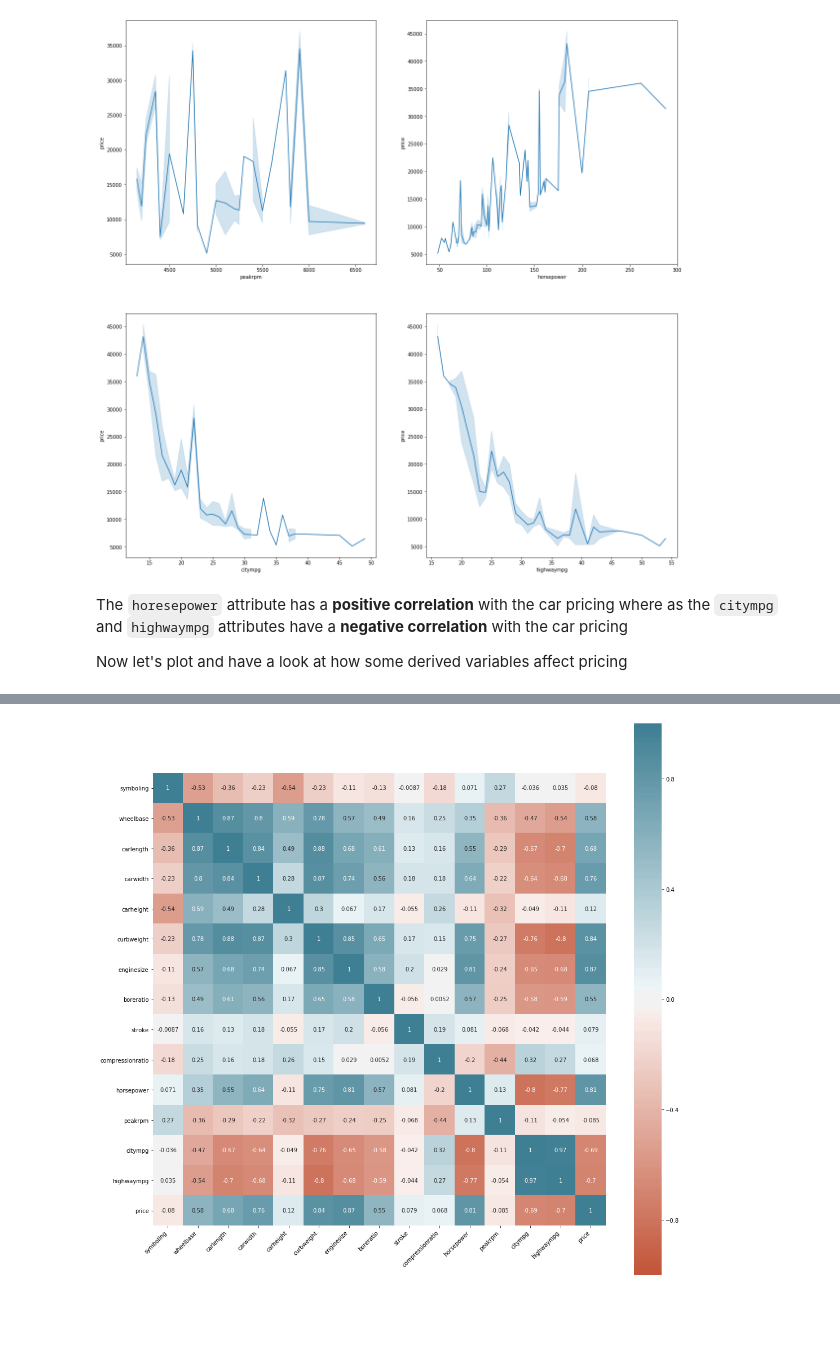
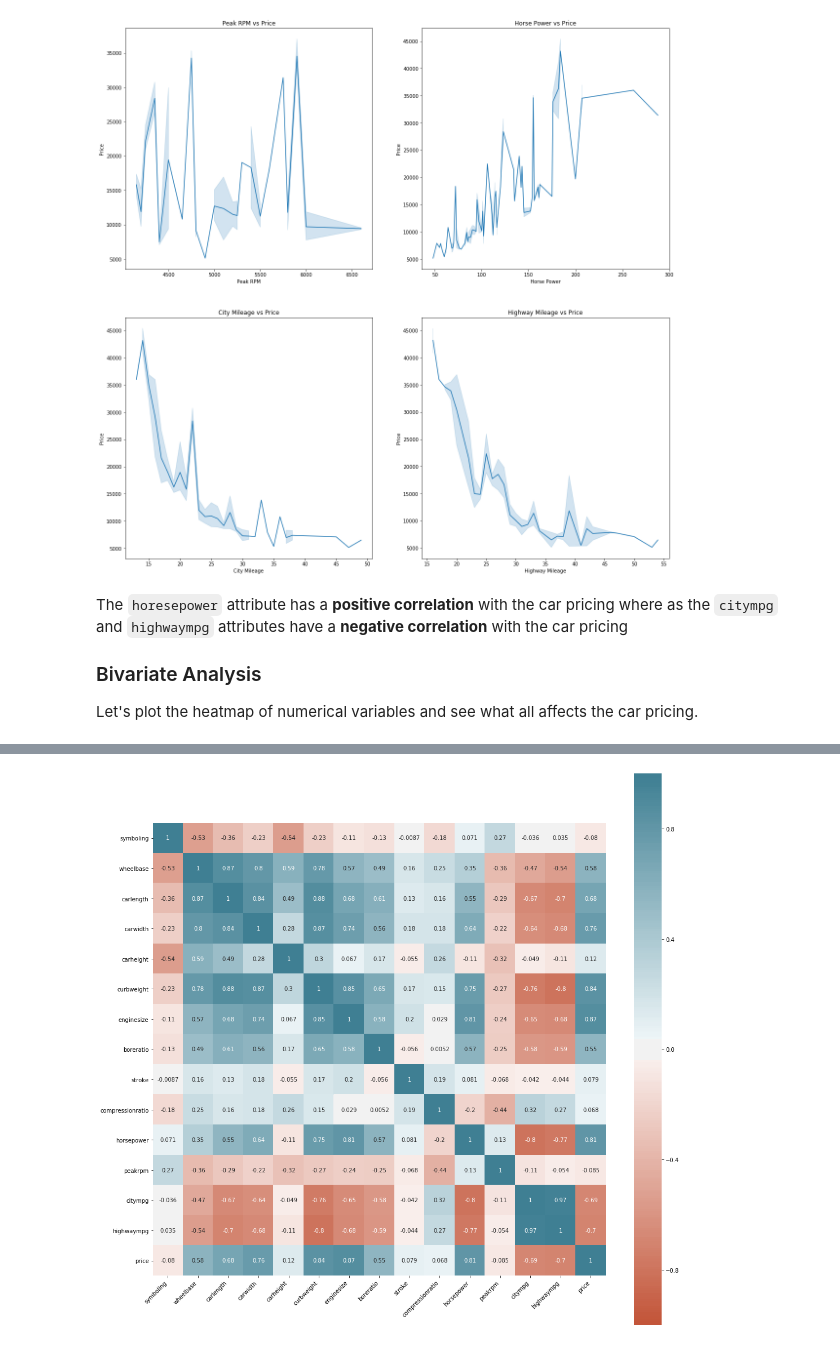
Before and after one commit to vivekav-96/UpGrad-PGDML, a Jupyter notebook: Assignment-LinearRegression/car_price_assignment.ipynb, the cells around one changed output, grey strips where cells are left out. Drawn from its saved outputs; the diff is of its cells as text; code cells hidden in the pictures; blank space fills up the shorter version.

```diff
--- a/Assignment-LinearRegression/car_price_assignment.ipynb
+++ b/Assignment-LinearRegression/car_price_assignment.ipynb
@@ -112,0 +171,14 @@ set(data.CarName)
+# %%
+# We'll create a method to bucket the carname into LUXURY_CAR, EXPENSIVE_CAR AND BUDGET_CAR
+def find_price_bucket(manafacturer):
+    if manafacturer in ['bmw', 'porsche', 'buick', 'jaguar']:
+        return 'luxury_car'
+    elif manafacturer in ['saab', 'alfa-romero', 'mercury', 'peugeot', 'audi', 'volvo']:
+        return 'expensive_car'
+    else:
+        return 'budget_car'
+# %%
+# Categorize these cars into price buckets
+data['price_bucket'] = ''
+data.price_bucket = data.CarName.apply(find_price_bucket)
+data.head(15)
@@ -112,0 +203,4 @@ set(data.CarName)
+# %%
+# Popping off CarName variable as it is not needed anymore
+data.pop('CarName')
+data.head()
@@ -197,17 +338,19 @@ Another thing which was found during this univariate analysis is that there are
 # %%
-# peakrpm
-# horsepower
-# citympg
-# highwaympg
-
 fig, ax = plt.subplots(2, 2, figsize=(20, 20))
 a = sns.lineplot(x='peakrpm', y='price', data=data, ax=ax[0][0])
 b = sns.lineplot(x='horsepower', y='price', data=data, ax=ax[0][1])
 c = sns.lineplot(x='citympg', y='price', data=data, ax=ax[1][0])
 d = sns.lineplot(x='highwaympg', y='price', data=data, ax=ax[1][1])
+a.set(title='Peak RPM vs Price', xlabel='Peak RPM', ylabel='Price')
+b.set(title='Horse Power vs Price', xlabel='Horse Power', ylabel='Price')
+c.set(title='City Mileage vs Price', xlabel='City Mileage', ylabel='Price')
+d.set(title='Highway Mileage vs Price', xlabel='Highway Mileage', ylabel='Price')
+plt.show()
 # %% [output]
-[figure, old version]
+[figure, new version]
 # %% [markdown]
 The `horesepower` attribute has a **positive correlation** with the car pricing where as the `citympg` and `highwaympg` attributes have a **negative correlation** with the car pricing
 
-Now let's plot and have a look at how some derived variables affect pricing
+### Bivariate Analysis
+
+Let's plot the heatmap of numerical variables and see what all affects the car pricing.
```
Also changed, not shown: parts of 75 cells of this notebook, 1 other file.
